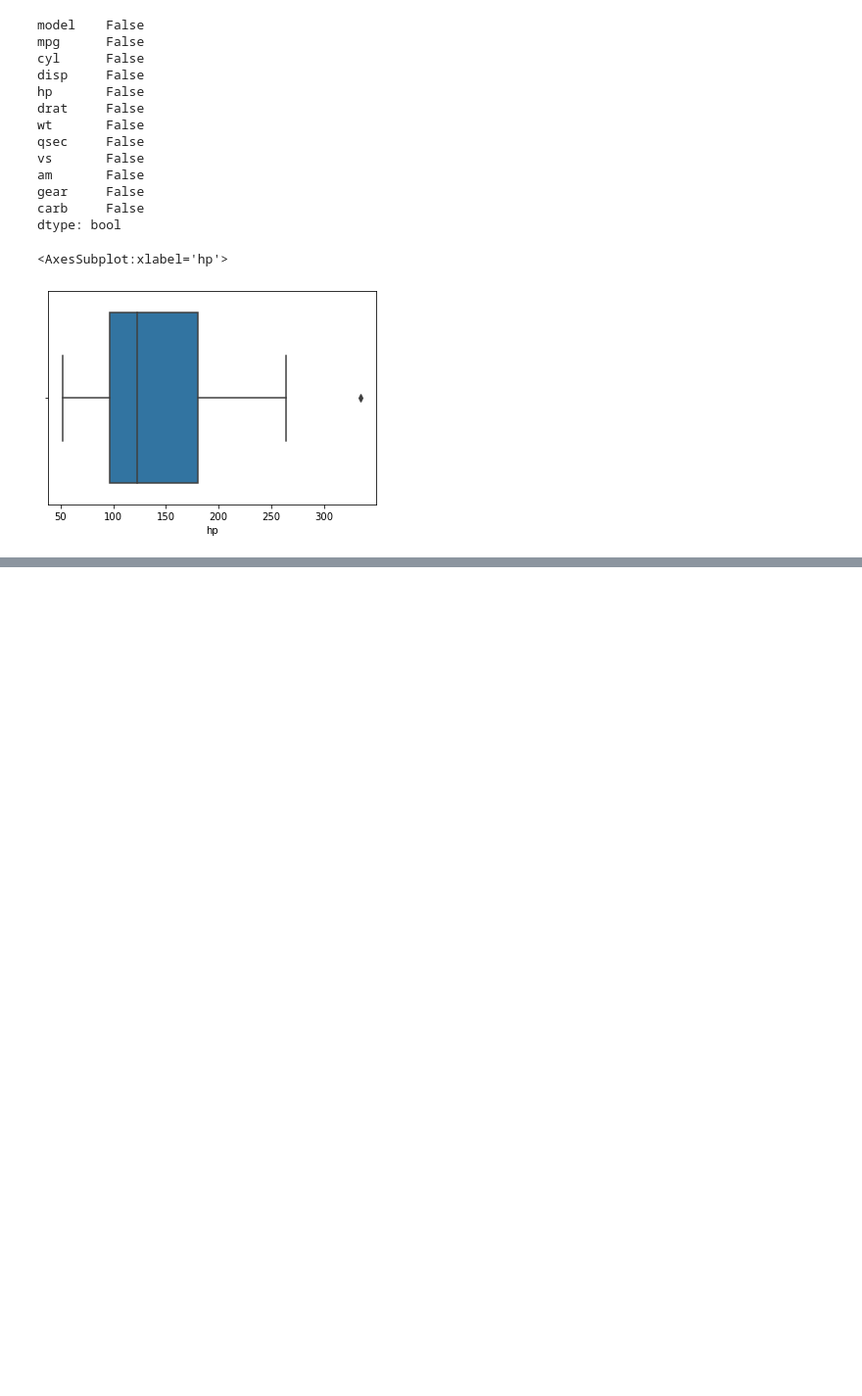
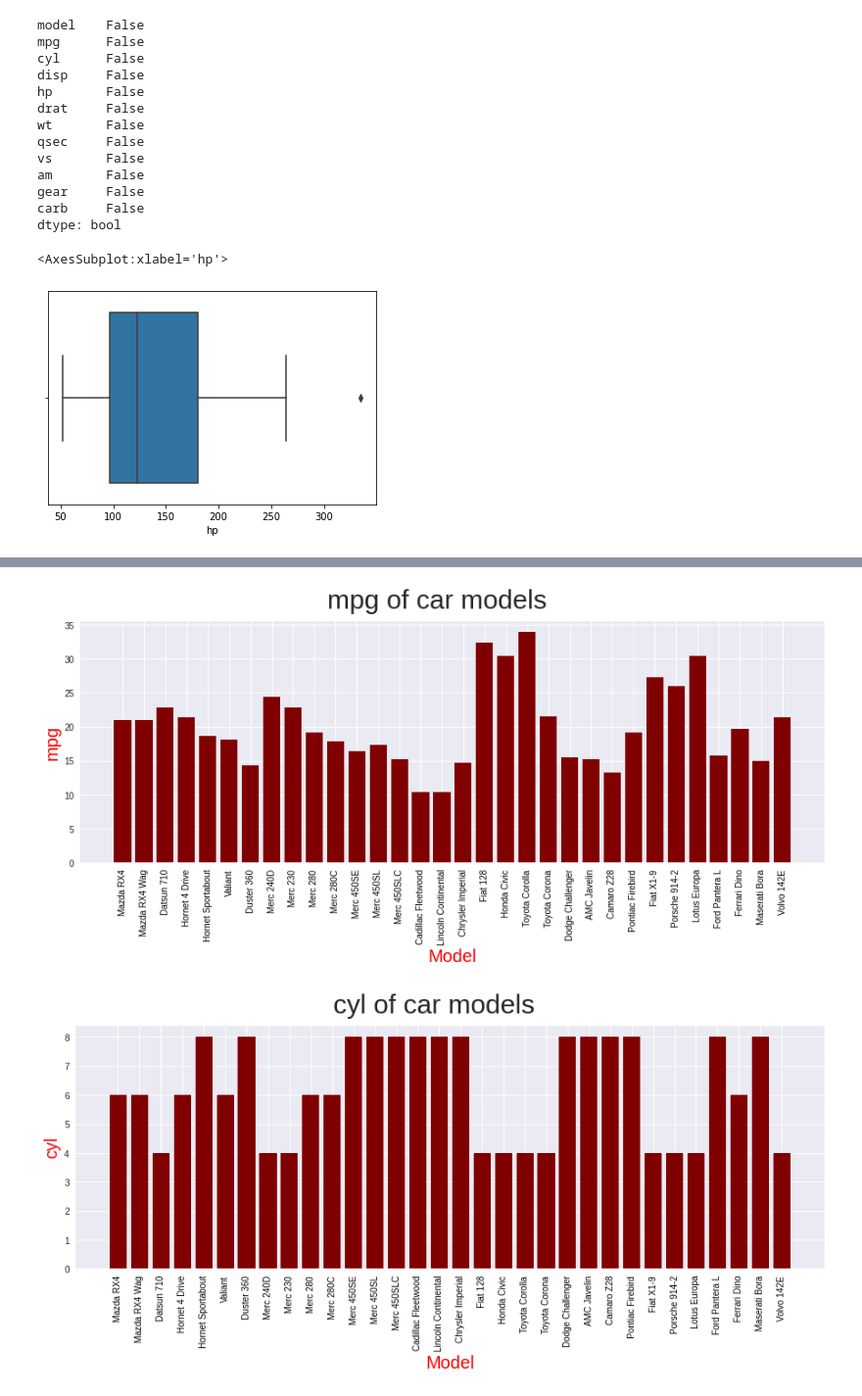
Before and after one commit to ganeshborkar31/machine_learning, a Jupyter notebook: lession_2/mtcars.ipynb, the cells around one changed output, grey strips where cells are left out. Shown at 98% size. Saved outputs shown, nothing was run; the diff lists cells and outputs as text; code cells hidden in the pictures; blank space fills up the shorter version.

```diff
--- a/lession_2/mtcars.ipynb
+++ b/lession_2/mtcars.ipynb
@@ -81,6 +83,6 @@ sns.boxplot(x=car['hp'])
 <AxesSubplot:xlabel='hp'>
 [figure]
 # %%
-filter=car['hp']<250
-car=car[filter]
-sns.boxplot(x=car['hp'])
+#filter=car['hp']<250
+#car=car[filter]
+#sns.boxplot(x=car['hp'])
@@ -89,0 +123,20 @@ sns.boxplot(x=car['hp'])
+# %%
+x=car['model']
+z=['mpg', 'cyl', 'disp', 'hp', 'drat', 'wt', 'qsec', 'vs', 'am',
+       'gear', 'carb']
+plt.style.use('seaborn')
+
+for s in z:
+    y=car[s]
+    plt.figure(figsize=(15,5))
+
+    plt.bar(x,y,color='maroon')
+    plt.xticks(rotation=90,color='k')
+    plt.xlabel('Model',color='r',fontsize=20)
+    plt.ylabel(s,color='r',fontsize=20)
+
+    plt.suptitle( s+' of car models ',fontsize=30)
+    plt.show()
+# %% [output]
+[figure, added]
+[figure, added]
```
Also changed, not shown: parts of 8 cells of this notebook, 3 other files.
